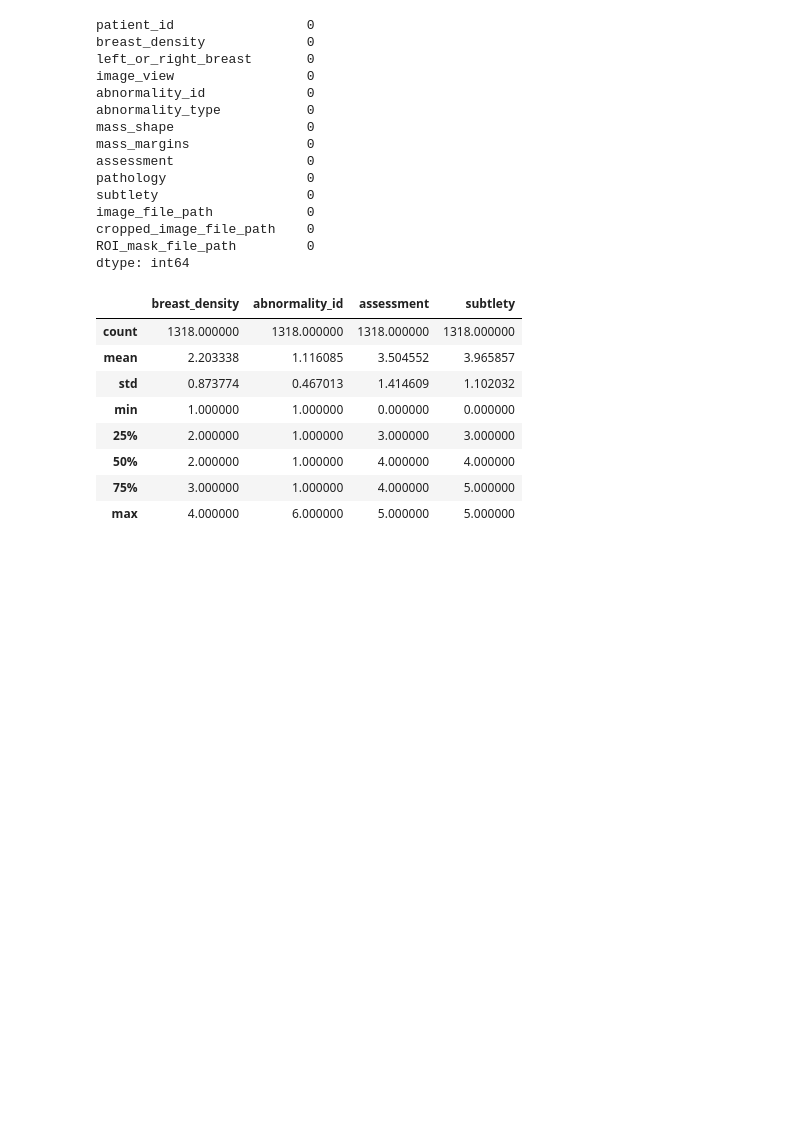
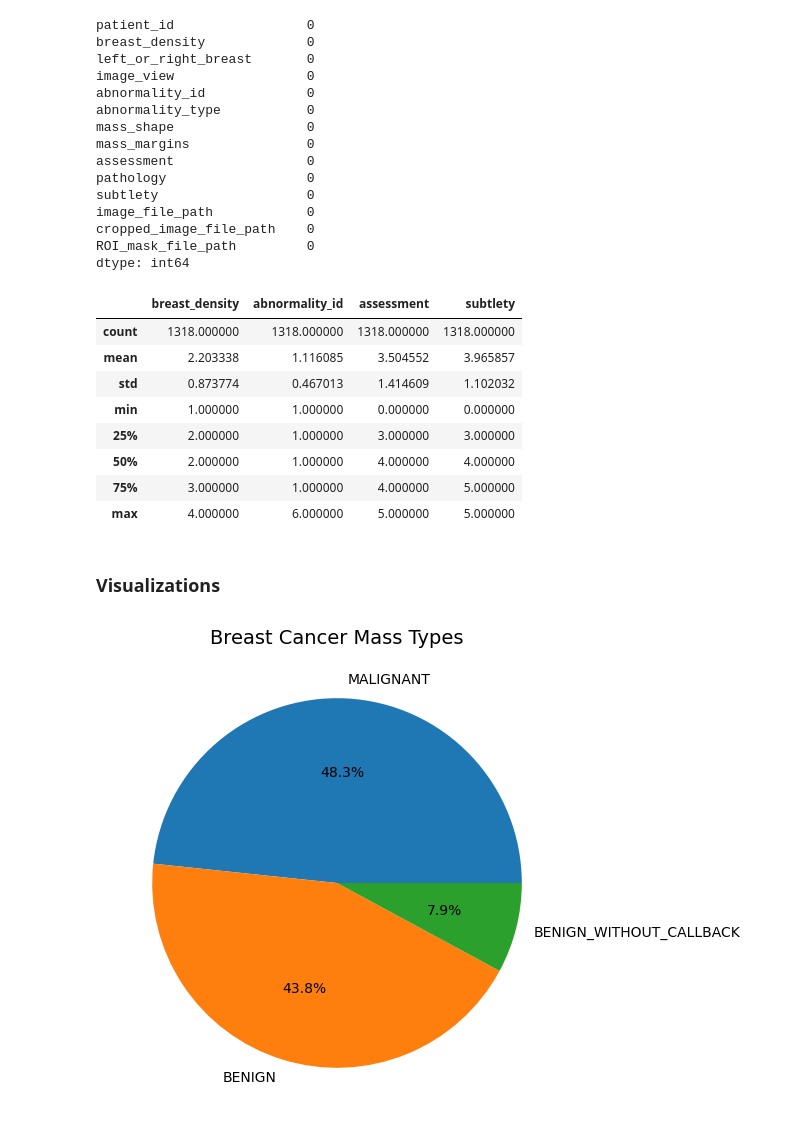
Before and after one commit to ShenalSen/OncoDetect, a Jupyter notebook: Model/notebooks/Oncodetect_T1_V1_M1.ipynb, the cells around one changed output. Saved outputs shown, nothing was run; the diff lists cells and outputs as text; code cells hidden in the pictures; blank space fills up the shorter version.

Commit message:
Add pathology distributions image for analysis in Model/assets

```diff
--- a/Model/notebooks/Oncodetect_T1_V1_M1.ipynb
+++ b/Model/notebooks/Oncodetect_T1_V1_M1.ipynb
@@ -231,3 +231,22 @@ mass_train.describe()
 | 50% | 2.000000 | 1.000000 | 4.000000 | 4.000000 |
 | 75% | 3.000000 | 1.000000 | 4.000000 | 5.000000 |
 | max | 4.000000 | 6.000000 | 5.000000 | 5.000000 |
+# %% [markdown]
+### Visualizations
+# %%
+# pathology distributions
+value = mass_train['pathology'].value_counts()
+plt.figure(figsize=(8,6))
+
+plt.pie(value, labels=value.index, autopct='%1.1f%%')
+plt.title('Breast Cancer Mass Types', fontsize=14)
+
+# Create directory if it doesn't exist
+save_dir = r'C:\F-DRIVE\GIT\OncoDetect\Model\assets\working'
+os.makedirs(save_dir, exist_ok=True)
+
+# Save the figure
+plt.savefig(os.path.join(save_dir, 'pathology_distributions_red.webp'), format='webp')
+plt.show()
+# %% [output]
+[figure, added]
```
Also changed, not shown: 1 other file.
